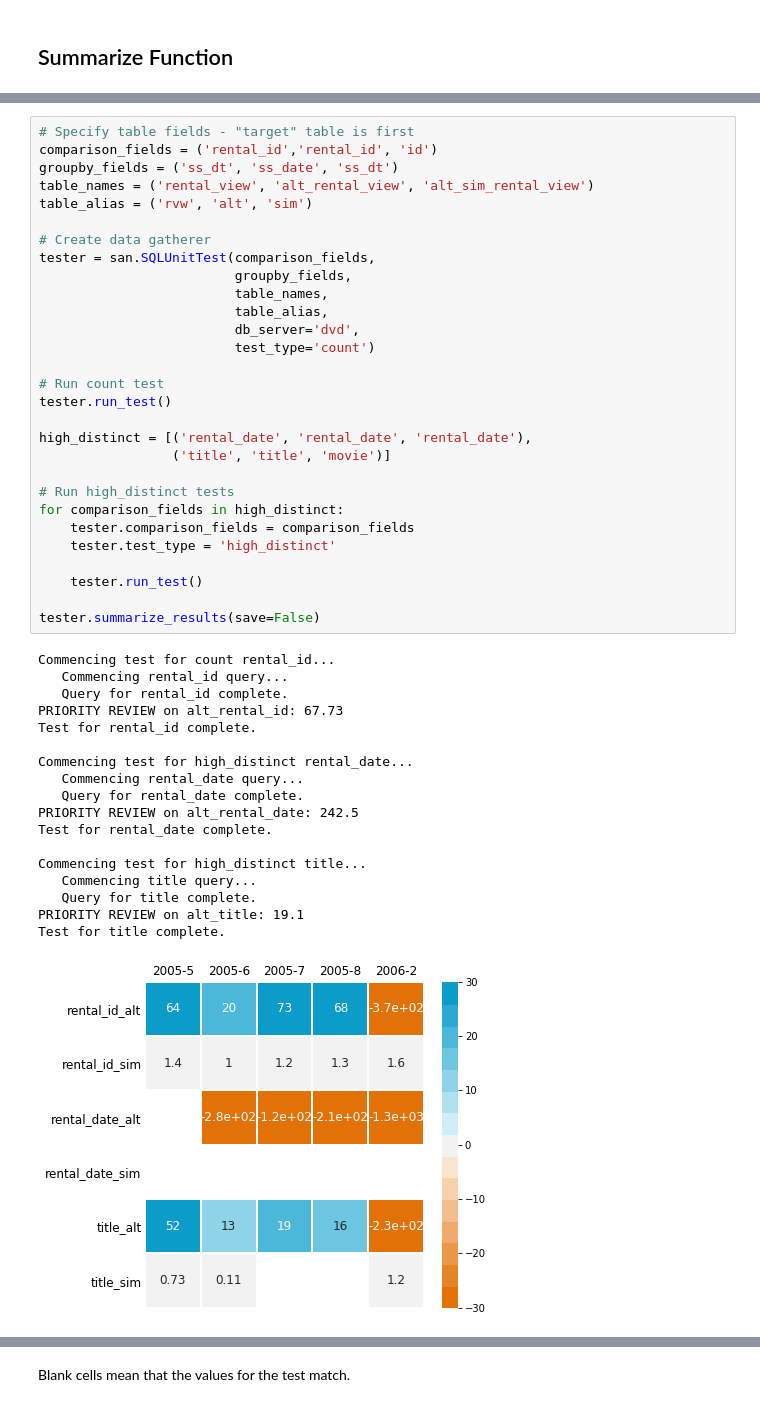
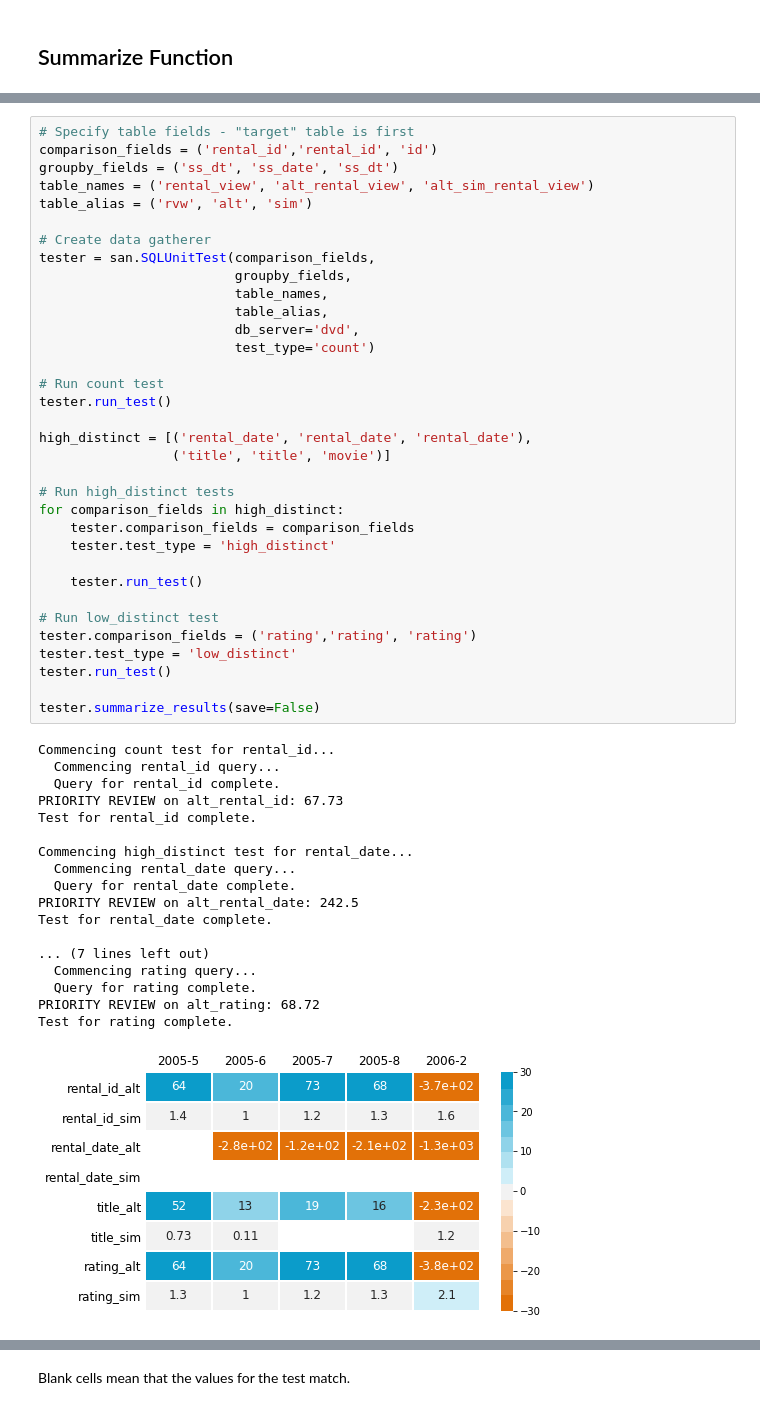
Before and after one commit to rebeccaebarnes/sql_analysis, a Jupyter notebook: sql_analysis_development.ipynb, the cells around one changed output, grey strips where cells are left out. Cells and saved outputs as stored; diff of their text form.

Commit message:
TST: Test summarize_results

```diff
--- a/sql_analysis_development.ipynb
+++ b/sql_analysis_development.ipynb
@@ -291,43 +293,48 @@ table_alias = ('rvw', 'alt', 'sim')
 
 # Create data gatherer
 tester = san.SQLUnitTest(comparison_fields,
                          groupby_fields,
                          table_names,
                          table_alias,
                          db_server='dvd',
                          test_type='count')
 
 # Run count test
 tester.run_test()
 
 high_distinct = [('rental_date', 'rental_date', 'rental_date'),
                  ('title', 'title', 'movie')]
 
 # Run high_distinct tests
 for comparison_fields in high_distinct:
     tester.comparison_fields = comparison_fields
     tester.test_type = 'high_distinct'
 
     tester.run_test()
 
+# Run low_distinct test
+tester.comparison_fields = ('rating','rating', 'rating')
+tester.test_type = 'low_distinct'
+tester.run_test()
+
 tester.summarize_results(save=False)
 # %% [output]
-Commencing test for count rental_id...
-   Commencing rental_id query...
-   Query for rental_id complete.
+Commencing count test for rental_id...
+  Commencing rental_id query...
+  Query for rental_id complete.
 PRIORITY REVIEW on alt_rental_id: 67.73
 Test for rental_id complete.
 
-Commencing test for high_distinct rental_date...
-   Commencing rental_date query...
-   Query for rental_date complete.
+Commencing high_distinct test for rental_date...
+  Commencing rental_date query...
+  Query for rental_date complete.
 PRIORITY REVIEW on alt_rental_date: 242.5
 Test for rental_date complete.
 
-Commencing test for high_distinct title...
-   Commencing title query...
-   Query for title complete.
-PRIORITY REVIEW on alt_title: 19.1
-Test for title complete.
+... (7 lines left out)
+  Commencing rating query...
+  Query for rating complete.
+PRIORITY REVIEW on alt_rating: 68.72
+Test for rating complete.
-[figure, old version]
+[figure, new version]
 | ss_dt | 2005-5 | 2005-6 | 2005-7 | 2005-8 | 2006-2 |
```
Also changed, not shown: parts of 2 cells of this notebook.
